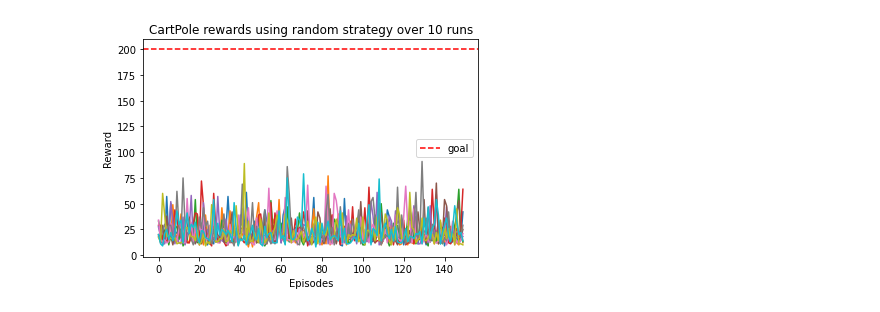
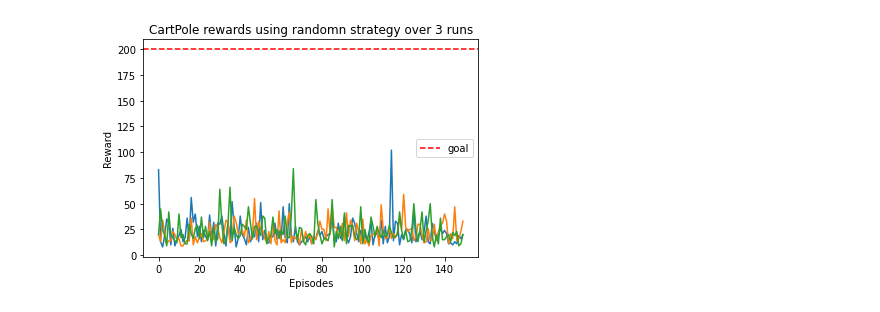
Before and after one commit to Dylan-Trollope/MSCDissertation, a Jupyter notebook: CartPole/RandomStrat.ipynb, the cells around one changed output. Drawn from its saved outputs; the diff is of its cells as text; code cells hidden in the pictures.

```diff
--- a/CartPole/RandomStrat.ipynb
+++ b/CartPole/RandomStrat.ipynb
@@ -59,5 +59,6 @@ render_plot_with_hist(episodes, reward, count, "CartPole performance with random
 # %%
-goals, rewards = averages(10, env, episodes)
-render_averages_plot(range(episodes), rewards, "CartPole rewards using randomn  strategy over 10 runs", "CP10runs")
+runs = 3
+goals, rewards = averages(runs, env, episodes)
+render_averages_plot(range(episodes), rewards, "CartPole rewards using randomn strategy over " + str(runs) + " runs", "CP10runs")
 # %% [output]
-[figure, old version]
+[figure, new version]
```
Also changed, not shown: parts of 2 cells of this notebook, 8 other files.
